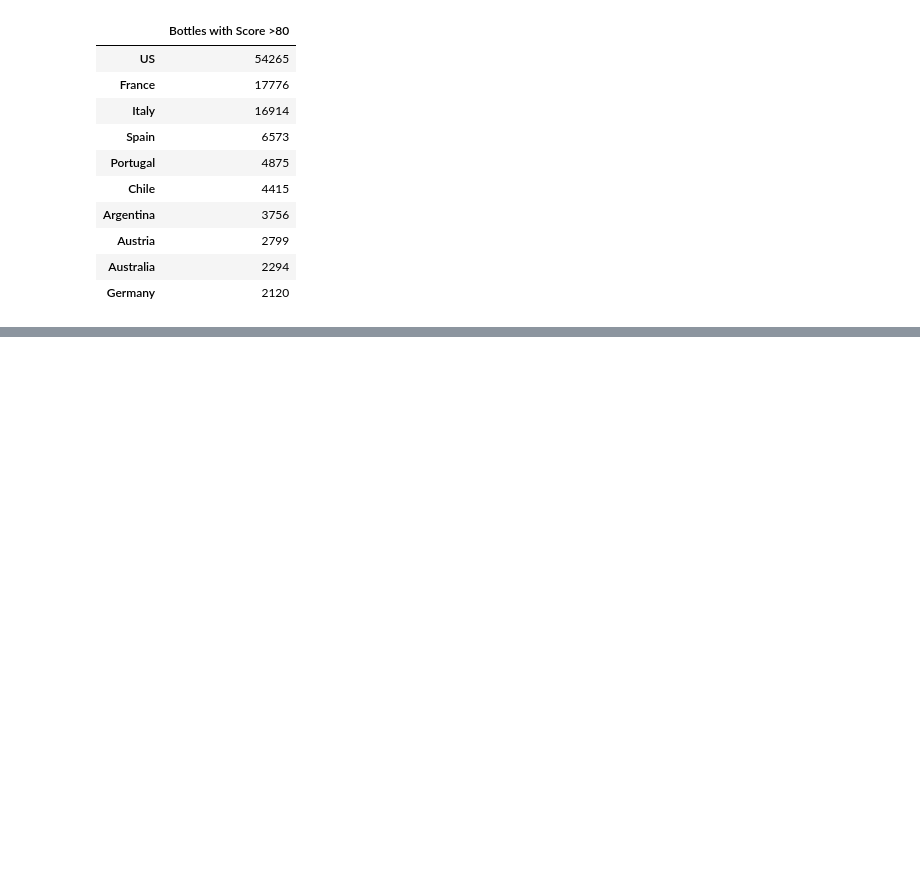
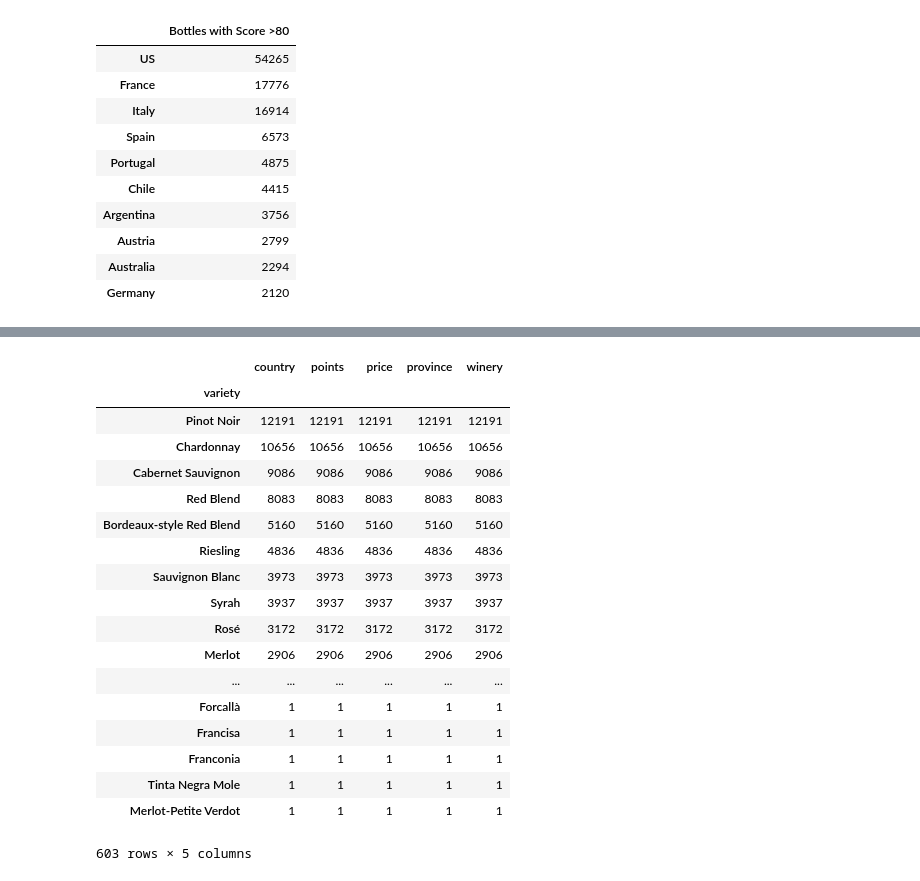
Before and after one commit to christer19/Wine_Analytics, a Jupyter notebook: Clean_data.ipynb, the cells around one changed output, grey strips where cells are left out. Saved outputs shown, nothing was run; the diff lists cells and outputs as text; code cells hidden in the pictures; blank space fills up the shorter version.

```diff
--- a/Clean_data.ipynb
+++ b/Clean_data.ipynb
@@ -225,0 +220,22 @@ select_df.to_csv("cleaned_countries.csv")
+# %%
+select_df.groupby("variety").count().sort_values(by="country", ascending = False)
+# %% [output]
+|  | country | points | price | province | winery |
+| variety |  |  |  |  |  |
+| Pinot Noir | 12191 | 12191 | 12191 | 12191 | 12191 |
+| Chardonnay | 10656 | 10656 | 10656 | 10656 | 10656 |
+| Cabernet Sauvignon | 9086 | 9086 | 9086 | 9086 | 9086 |
+| Red Blend | 8083 | 8083 | 8083 | 8083 | 8083 |
+| Bordeaux-style Red Blend | 5160 | 5160 | 5160 | 5160 | 5160 |
+| Riesling | 4836 | 4836 | 4836 | 4836 | 4836 |
+| Sauvignon Blanc | 3973 | 3973 | 3973 | 3973 | 3973 |
+| Syrah | 3937 | 3937 | 3937 | 3937 | 3937 |
+| Rosé | 3172 | 3172 | 3172 | 3172 | 3172 |
+| Merlot | 2906 | 2906 | 2906 | 2906 | 2906 |
+| ... | ... | ... | ... | ... | ... |
+| Forcallà | 1 | 1 | 1 | 1 | 1 |
+| Francisa | 1 | 1 | 1 | 1 | 1 |
+| Franconia | 1 | 1 | 1 | 1 | 1 |
+| Tinta Negra Mole | 1 | 1 | 1 | 1 | 1 |
+| Merlot-Petite Verdot | 1 | 1 | 1 | 1 | 1 |
+603 rows × 5 columns
```
Also changed, not shown: parts of 6 cells of this notebook, 1 other file.
